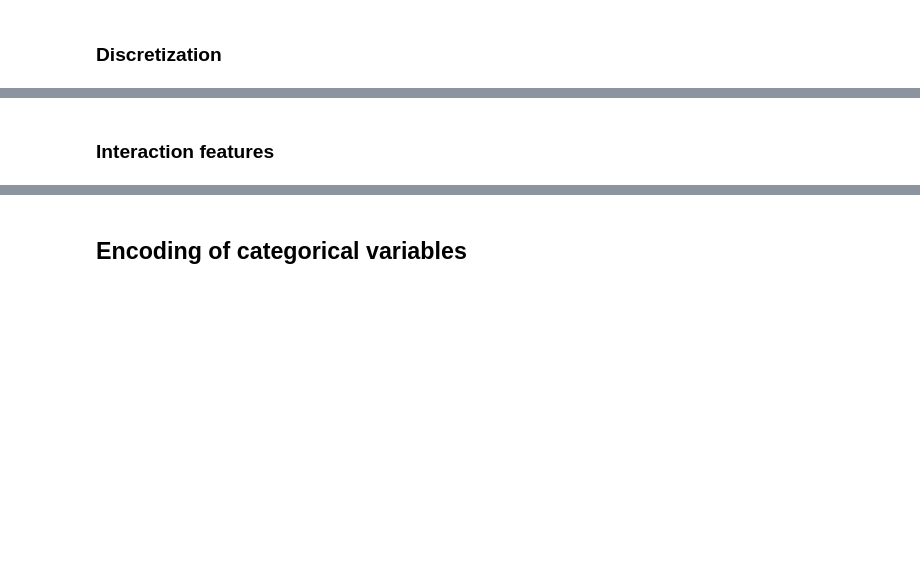
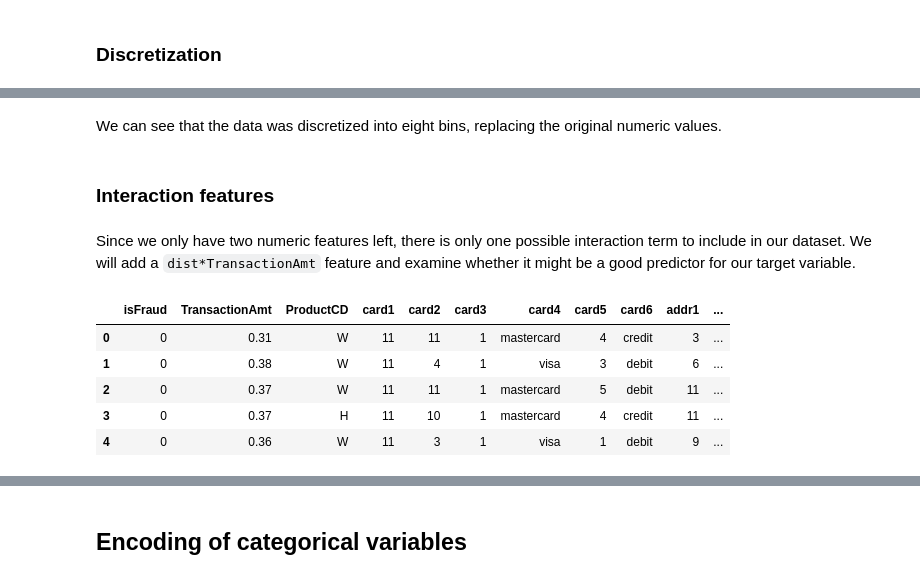
Before and after one commit to felixpeters/ml-workflow-tools, a Jupyter notebook: nbs/04_Feature_Engineering.ipynb, the cells around one changed output, grey strips where cells are left out. Saved outputs shown, nothing was run; the diff lists cells and outputs as text; code cells hidden in the pictures; blank space fills up the shorter version.

```diff
--- a/nbs/04_Feature_Engineering.ipynb
+++ b/nbs/04_Feature_Engineering.ipynb
@@ -478,2 +523,16 @@ Whereas there are no significant differences for fraudulence frequency w.r.t. we
+# %% [markdown]
+We can see that the data was discretized into eight bins, replacing the original numeric values.
 # %% [markdown]
 ### Interaction features
+# %% [markdown]
+Since we only have two numeric features left, there is only one possible interaction term to include in our dataset. We will add a `dist*TransactionAmt` feature and examine whether it might be a good predictor for our target variable.
+# %%
+data['dist1*TransactionAmt'] = data.dist1 * data.TransactionAmt
+data.head()
+# %% [output]
+|  | isFraud | TransactionAmt | ProductCD | card1 | card2 | card3 | card4 | card5 | card6 | addr1 | ... |
+| 0 | 0 | 0.31 | W | 11 | 11 | 1 | mastercard | 4 | credit | 3 | ... |
+| 1 | 0 | 0.38 | W | 11 | 4 | 1 | visa | 3 | debit | 6 | ... |
+| 2 | 0 | 0.37 | W | 11 | 11 | 1 | mastercard | 5 | debit | 11 | ... |
+| 3 | 0 | 0.37 | H | 11 | 10 | 1 | mastercard | 4 | credit | 11 | ... |
+| 4 | 0 | 0.36 | W | 11 | 3 | 1 | visa | 1 | debit | 9 | ... |
```
Also changed, not shown: parts of 8 cells of this notebook.
